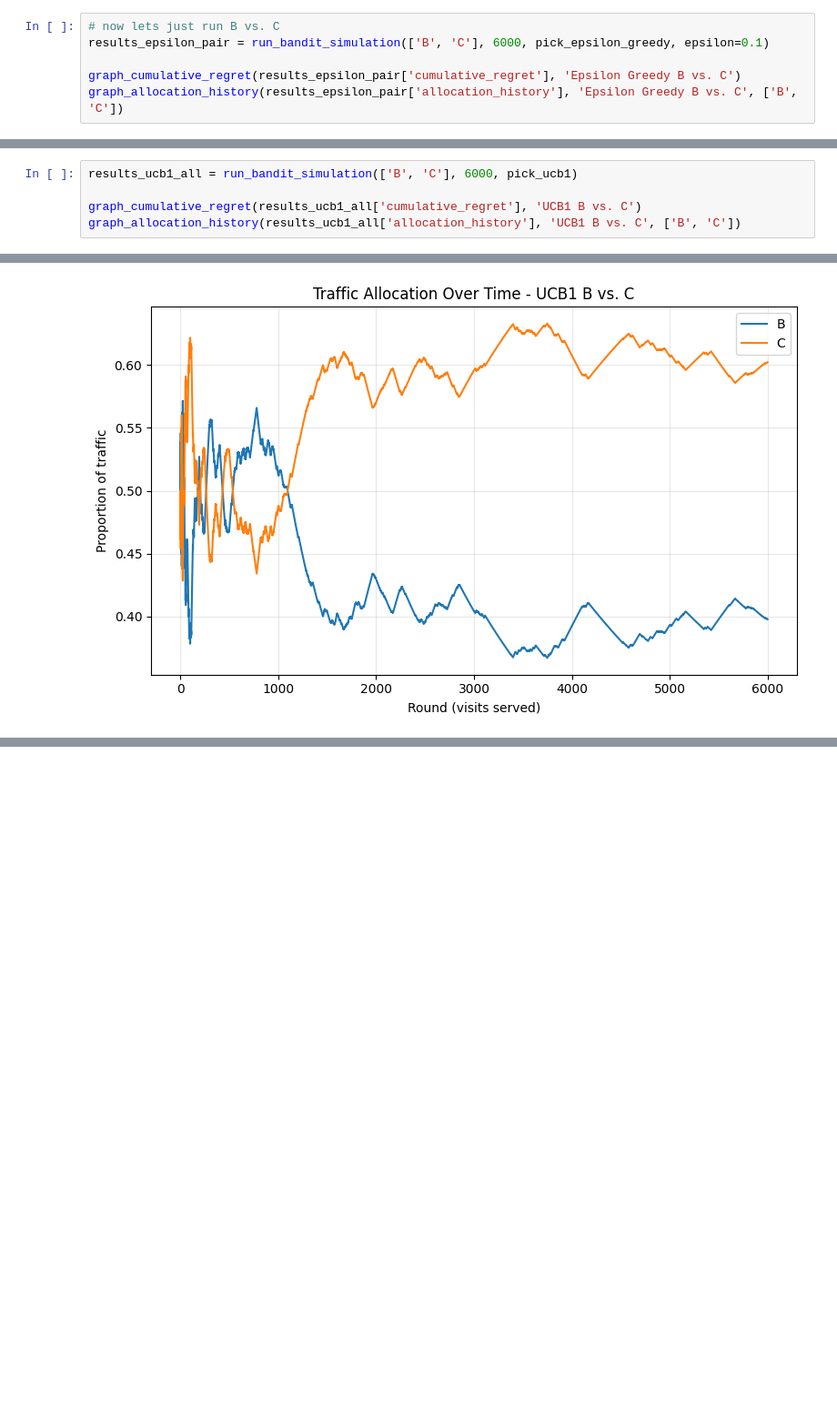
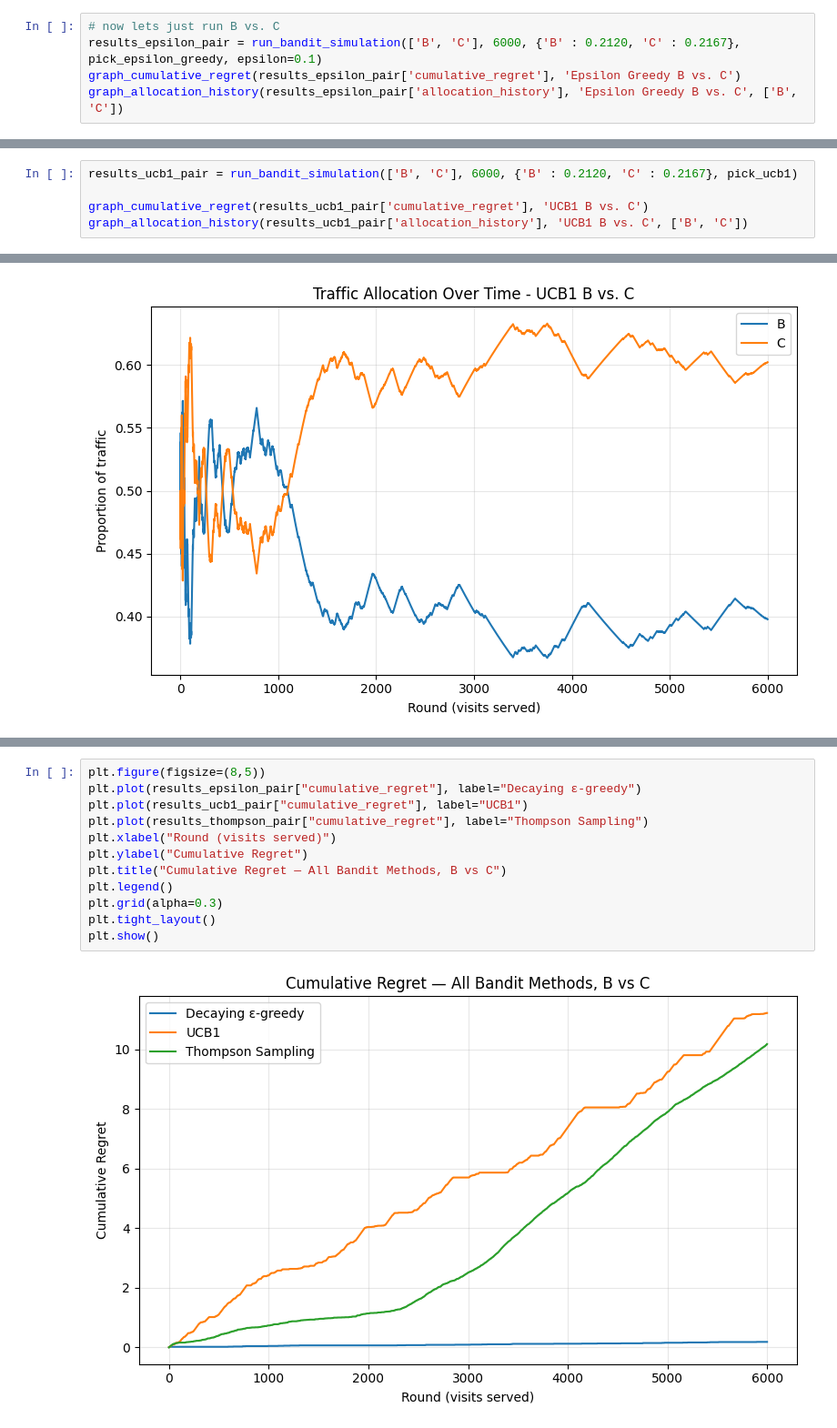
Before and after one commit to ananya290905/RecommenderTesting, a Jupyter notebook: notebooks/03_experimental_simulation.ipynb, the cells around one changed output, grey strips where cells are left out. Shown at 91% size. Cells and saved outputs as stored; diff of their text form; blank space fills up the shorter version.

```diff
--- a/notebooks/03_experimental_simulation.ipynb
+++ b/notebooks/03_experimental_simulation.ipynb
@@ -374,8 +374,7 @@ graph_allocation_history(results_epsilon_all['allocation_history'], 'Decaying Ep
 [figure]
 # %%
 # now lets just run B vs. C
-results_epsilon_pair = run_bandit_simulation(['B', 'C'], 6000, pick_epsilon_greedy, epsilon=0.1)
-
+results_epsilon_pair = run_bandit_simulation(['B', 'C'], 6000, {'B' : 0.2120, 'C' : 0.2167}, pick_epsilon_greedy, epsilon=0.1)
 graph_cumulative_regret(results_epsilon_pair['cumulative_regret'], 'Epsilon Greedy B vs. C')
 graph_allocation_history(results_epsilon_pair['allocation_history'], 'Epsilon Greedy B vs. C', ['B', 'C'])
 # %% [output]
@@ -402,10 +401,10 @@ graph_allocation_history(results_ucb1_all['allocation_history'], 'UCB1', ['A', '
 [figure]
 [figure]
 # %%
-results_ucb1_all = run_bandit_simulation(['B', 'C'], 6000, pick_ucb1)
+results_ucb1_pair = run_bandit_simulation(['B', 'C'], 6000, {'B' : 0.2120, 'C' : 0.2167}, pick_ucb1)
 
-graph_cumulative_regret(results_ucb1_all['cumulative_regret'], 'UCB1 B vs. C')
-graph_allocation_history(results_ucb1_all['allocation_history'], 'UCB1 B vs. C', ['B', 'C'])
+graph_cumulative_regret(results_ucb1_pair['cumulative_regret'], 'UCB1 B vs. C')
+graph_allocation_history(results_ucb1_pair['allocation_history'], 'UCB1 B vs. C', ['B', 'C'])
 # %% [output]
 [figure]
 [figure]
@@ -411,0 +435,14 @@ graph_allocation_history(results_ucb1_all['allocation_history'], 'UCB1 B vs. C',
+# %%
+plt.figure(figsize=(8,5))
+plt.plot(results_epsilon_pair["cumulative_regret"], label="Decaying ε-greedy")
+plt.plot(results_ucb1_pair["cumulative_regret"], label="UCB1")
+plt.plot(results_thompson_pair["cumulative_regret"], label="Thompson Sampling")
+plt.xlabel("Round (visits served)")
+plt.ylabel("Cumulative Regret")
+plt.title("Cumulative Regret — All Bandit Methods, B vs C")
+plt.legend()
+plt.grid(alpha=0.3)
+plt.tight_layout()
+plt.show()
+# %% [output]
+[figure, added]
```
Also changed, not shown: parts of 7 cells of this notebook.
